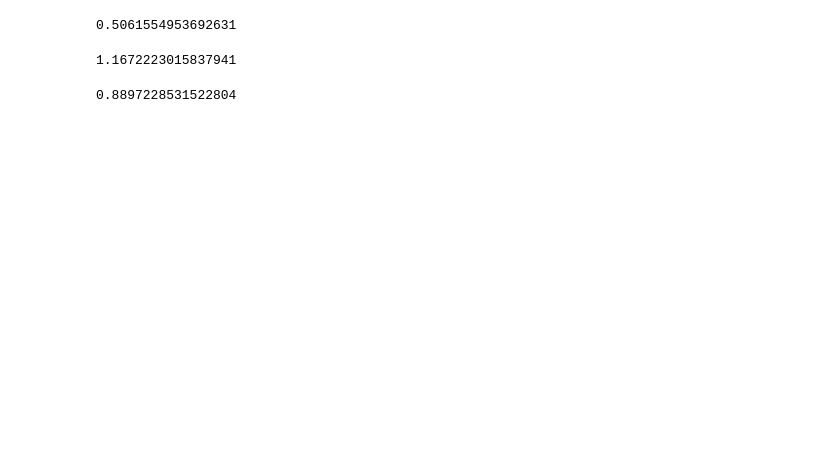
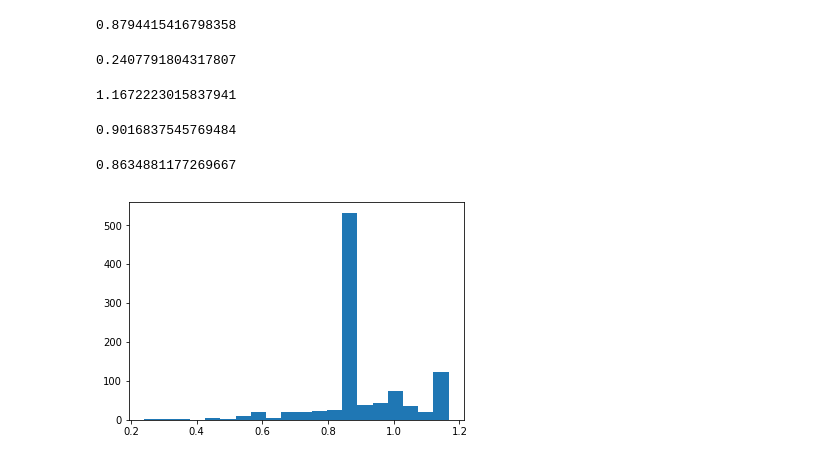
Before and after one commit to cpatdowling/peakload, a Jupyter notebook: notebooks/dynamic programming.ipynb, the cells around one changed output. Cells and saved outputs as stored; diff of their text form; code cells hidden in the pictures; blank space fills up the shorter version.

```diff
--- a/notebooks/dynamic programming.ipynb
+++ b/notebooks/dynamic programming.ipynb
@@ -38,7 +38,7 @@ for t in range(T):
 # %%
 #T = 3
 
-MC = 100
+MC = 1000
 max_s_f = 0
 noise_var = 1.0
 g = np.arange(0,1.0,0.05)
@@ -51,6 +51,7 @@ r1_mc = []
 r1s_mc = np.zeros((20,20,20))
 r2_mc = []
 r3_mc = []
+solutions = []
 
 for i in range(MC):
 
@@ -139,5 +140,6 @@ for i in range(MC):
 
     R = np.log(1 + x1star) + np.log(1 + x2star) + np.log(1 + x3star) - pi_cp*(plays_so_far[max_noise_t])
     RT_mc.append(R)
+    solutions.append([x1star, x2star, x3star])
 # %% [output]
 0
@@ -144,7 +161,13 @@ for i in range(MC):
+# %%
+fixed = 1.0
+fixed_case = 3*np.log(1 + fixed) - pi_cp*fixed
+print(fixed_case)
+# %% [output]
+0.8794415416798358
 # %%
 np.min(RT_mc)
 # %% [output]
-0.5061554953692631
+0.2407791804317807
 # %%
 np.max(RT_mc)
 # %% [output]
@@ -152,4 +175,13 @@ np.max(RT_mc)
 # %%
 np.mean(RT_mc)
 # %% [output]
-0.8897228531522804
+0.9016837545769484
+# %%
+np.median(RT_mc)
+# %% [output]
+0.8634881177269667
+# %%
+plt.hist(RT_mc, bins=20)
+plt.show()
+# %% [output]
+[figure, added]
```
Also changed, not shown: parts of 7 cells of this notebook.
